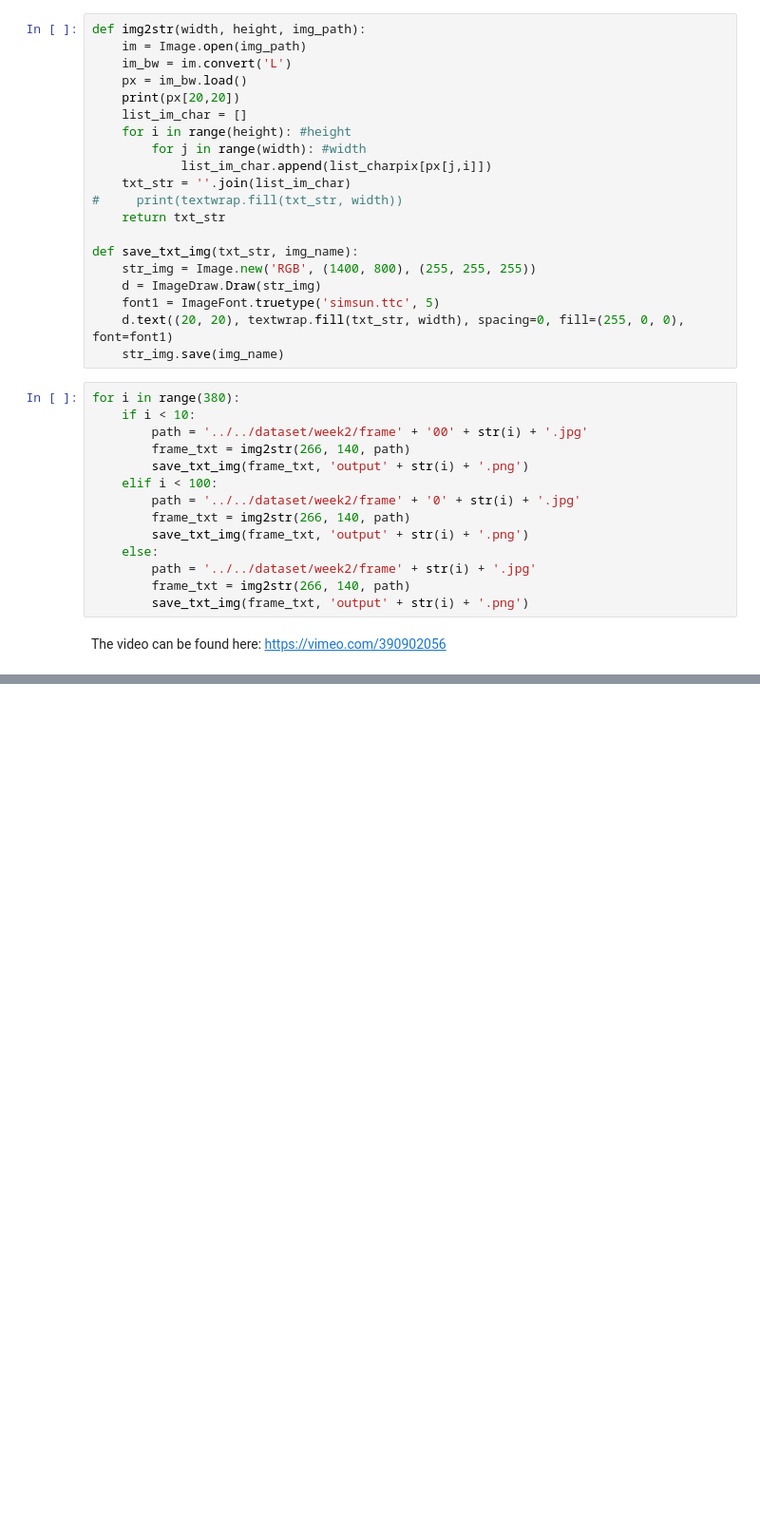
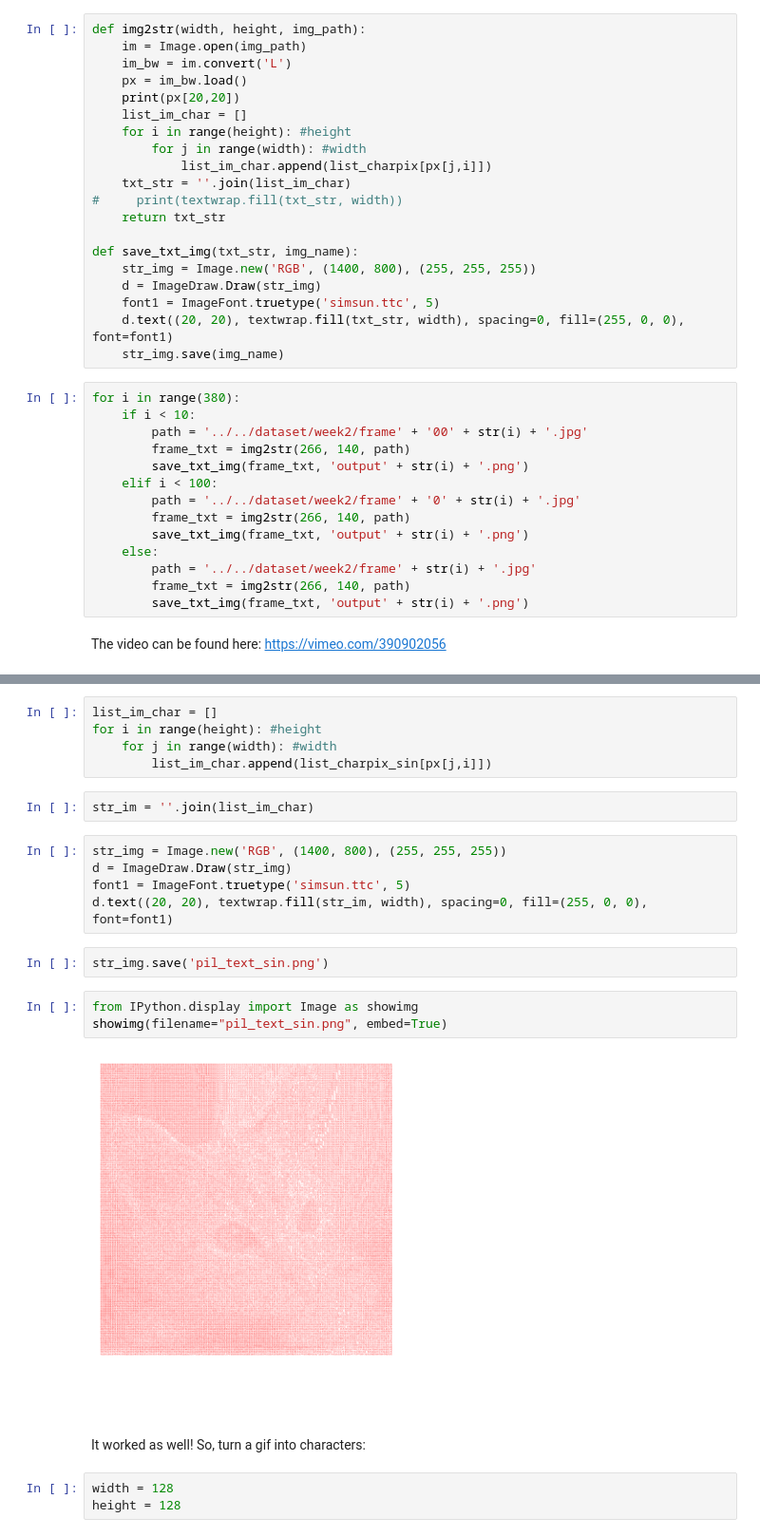
Before and after one commit to viztopia/material-of-language, a Jupyter notebook: Week 2.ipynb, the cells around one changed output, grey strips where cells are left out. Shown at 95% size. Drawn from its saved outputs; the diff is of its cells as text; blank space fills up the shorter version.

```diff
--- a/Week 2.ipynb
+++ b/Week 2.ipynb
@@ -195,0 +286,24 @@ https://vimeo.com/390902056
+# %%
+list_im_char = []
+for i in range(height): #height
+    for j in range(width): #width
+        list_im_char.append(list_charpix_sin[px[j,i]])
+# %%
+str_im = ''.join(list_im_char)
+# %%
+str_img = Image.new('RGB', (1400, 800), (255, 255, 255))
+d = ImageDraw.Draw(str_img)
+font1 = ImageFont.truetype('simsun.ttc', 5)
+d.text((20, 20), textwrap.fill(str_im, width), spacing=0, fill=(255, 0, 0), font=font1)
+# %%
+str_img.save('pil_text_sin.png')
+# %%
+from IPython.display import Image as showimg
+showimg(filename="pil_text_sin.png", embed=True)
+# %% [output]
+[figure, added]
+# %% [markdown]
+It worked as well! So, turn a gif into characters:
+# %%
+width = 128
+height = 128
```
Also changed, not shown: parts of 15 cells of this notebook.
